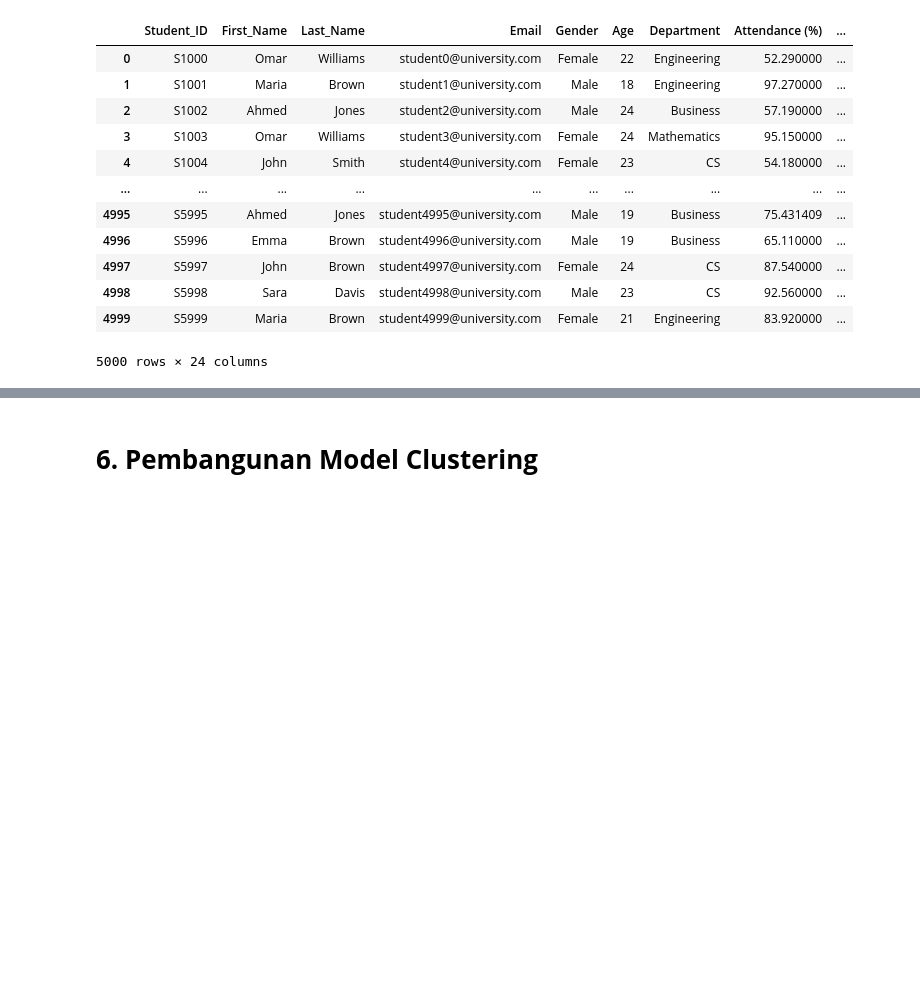
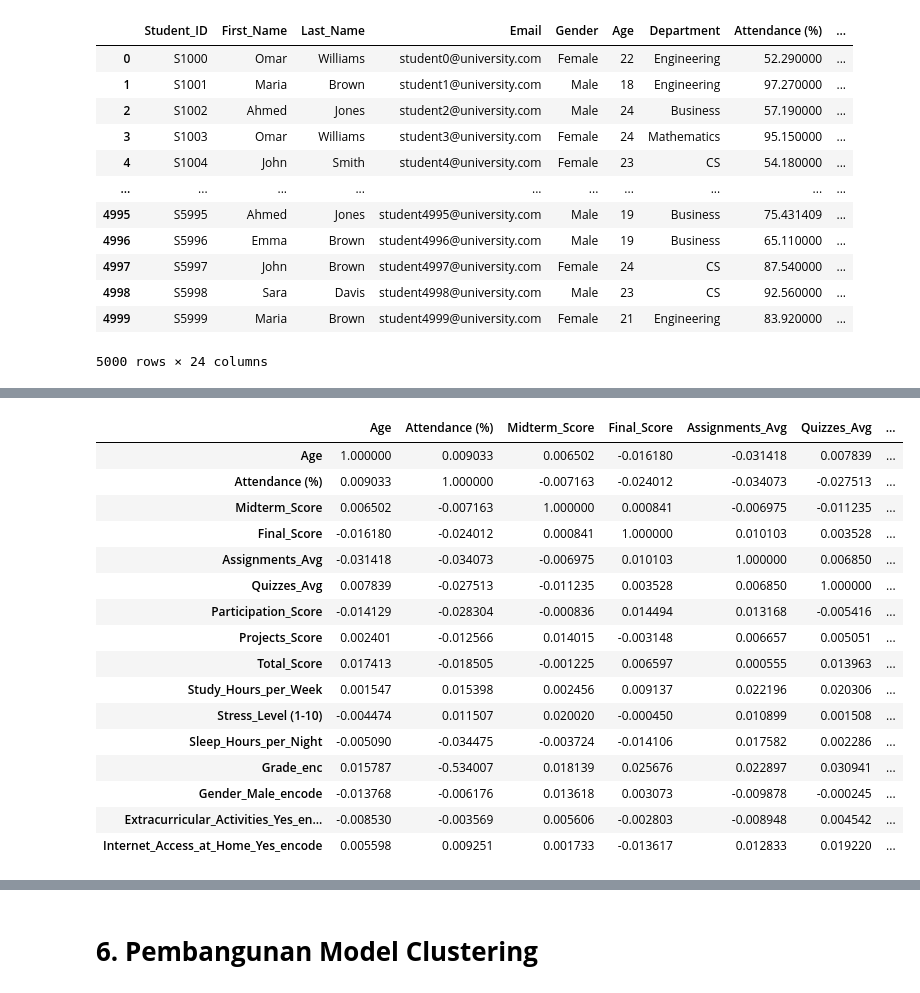
Before and after one commit to Azuredeer/student_performance_behavior, a Jupyter notebook: [Clustering]_Submission_Akhir_BMLP_Your_Name_(Updated).ipynb, the cells around one changed output, grey strips where cells are left out. Drawn from its saved outputs; the diff is of its cells as text; code cells hidden in the pictures; blank space fills up the shorter version.

```diff
--- a/[Clustering]_Submission_Akhir_BMLP_Your_Name_(Updated).ipynb
+++ b/[Clustering]_Submission_Akhir_BMLP_Your_Name_(Updated).ipynb
@@ -287,0 +317,25 @@ data
+# %%
+# korelasi antar kolom
+data_num = data.select_dtypes(include=['number'])
+
+corr_matrix = data_num.corr()
+
+corr_matrix
+# %% [output]
+|  | Age | Attendance (%) | Midterm_Score | Final_Score | Assignments_Avg | Quizzes_Avg | ... |
+| Age | 1.000000 | 0.009033 | 0.006502 | -0.016180 | -0.031418 | 0.007839 | ... |
+| Attendance (%) | 0.009033 | 1.000000 | -0.007163 | -0.024012 | -0.034073 | -0.027513 | ... |
+| Midterm_Score | 0.006502 | -0.007163 | 1.000000 | 0.000841 | -0.006975 | -0.011235 | ... |
+| Final_Score | -0.016180 | -0.024012 | 0.000841 | 1.000000 | 0.010103 | 0.003528 | ... |
+| Assignments_Avg | -0.031418 | -0.034073 | -0.006975 | 0.010103 | 1.000000 | 0.006850 | ... |
+| Quizzes_Avg | 0.007839 | -0.027513 | -0.011235 | 0.003528 | 0.006850 | 1.000000 | ... |
+| Participation_Score | -0.014129 | -0.028304 | -0.000836 | 0.014494 | 0.013168 | -0.005416 | ... |
+| Projects_Score | 0.002401 | -0.012566 | 0.014015 | -0.003148 | 0.006657 | 0.005051 | ... |
+| Total_Score | 0.017413 | -0.018505 | -0.001225 | 0.006597 | 0.000555 | 0.013963 | ... |
+| Study_Hours_per_Week | 0.001547 | 0.015398 | 0.002456 | 0.009137 | 0.022196 | 0.020306 | ... |
+| Stress_Level (1-10) | -0.004474 | 0.011507 | 0.020020 | -0.000450 | 0.010899 | 0.001508 | ... |
+| Sleep_Hours_per_Night | -0.005090 | -0.034475 | -0.003724 | -0.014106 | 0.017582 | 0.002286 | ... |
+| Grade_enc | 0.015787 | -0.534007 | 0.018139 | 0.025676 | 0.022897 | 0.030941 | ... |
+| Gender_Male_encode | -0.013768 | -0.006176 | 0.013618 | 0.003073 | -0.009878 | -0.000245 | ... |
+| Extracurricular_Activities_Yes_en... | -0.008530 | -0.003569 | 0.005606 | -0.002803 | -0.008948 | 0.004542 | ... |
+| Internet_Access_at_Home_Yes_encode | 0.005598 | 0.009251 | 0.001733 | -0.013617 | 0.012833 | 0.019220 | ... |
```
Also changed, not shown: parts of 3 cells of this notebook.
